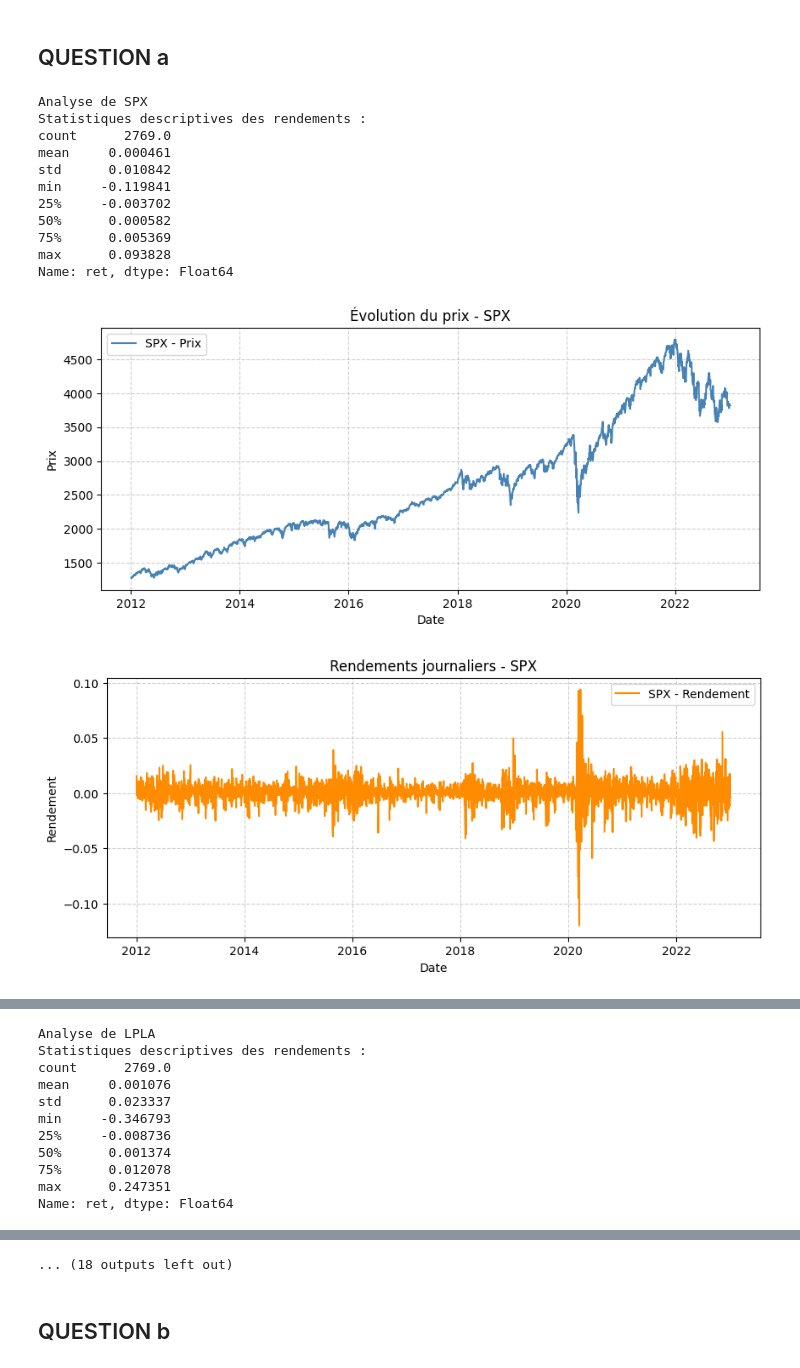
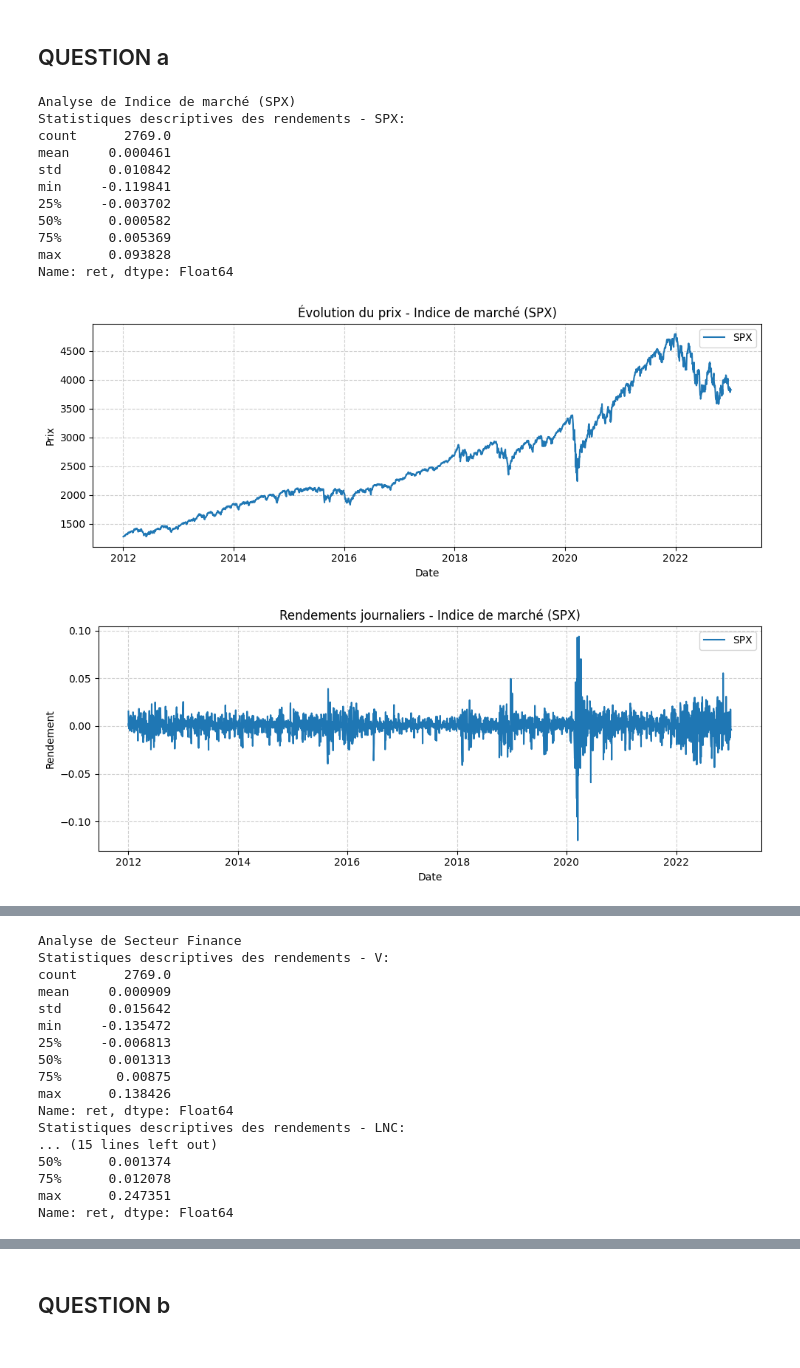
Before and after one commit to VincentD1209/TP1-ECONO, a Jupyter notebook: TP1 Q2.ipynb, the cells around one changed output, grey strips where cells are left out. Drawn from its saved outputs; the diff is of its cells as text; code cells hidden in the pictures.

```diff
--- a/TP1 Q2.ipynb
+++ b/TP1 Q2.ipynb
@@ -10,7 +10,7 @@ import wrds
 from scipy.stats import norm
 # %%
 # Connexion à la base de données WRDS
-db = wrds.Connection(wrds_username='vince1209')
+db = wrds.Connection(wrds_username='lilas_bertot')
 
 # Changer le nom après wrds_username pour te connecter,
 # entrer le nom d'utilisateur puis ton mot de passe dans la barre du haut,
@@ -200,53 +199,75 @@ titles_to_analyze = {
                                (stock_data_filtered['date'] >= start_date) &
                                (stock_data_filtered['date'] <= end_date)]
 }
+
+market_index = {'SPX': titles_to_analyze['SPX']}
+tech_sector = {
+    'VRSN': titles_to_analyze['VRSN'],
+    'LRCX': titles_to_analyze['LRCX'],
+    'LOGI': titles_to_analyze['LOGI']
+}
+energy_sector = {
+    'VLO': titles_to_analyze['VLO'],
+    'LYB': titles_to_analyze['LYB'],
+    'DVN': titles_to_analyze['DVN']
+}
+finance_sector = {
+    'V': titles_to_analyze['V'],
+    'LNC': titles_to_analyze['LNC'],
+    'LPLA': titles_to_analyze['LPLA']
+}
 # %% [markdown]
 ## QUESTION a
 # %%
-def analyze_title(name, df):
-    print(f"Analyse de {name}")
-
-    # données triées par date
-    df = df.sort_values('date')
+def analyze_sector(sector_name, sector_dict):
+    print(f"Analyse de {sector_name}")
 
     # Statistiques descriptives
-    print("Statistiques descriptives des rendements :")
-    print(df['ret'].describe())
+    for ticker, df in sector_dict.items():
+        print(f"Statistiques descriptives des rendements - {ticker}:")
+        print(df['ret'].describe())
 
     # Série chronologique prix
     plt.figure(figsize=(10, 4))
-    plt.plot(df['date'], df['prc'], label=f'{name} - Prix', color='steelblue')
-    plt.title(f"Évolution du prix - {name}")
+    for ticker, df in sector_dict.items():
+        df_sorted = df.sort_values('date')
+        plt.plot(df_sorted['date'], df_sorted['prc'], label=ticker)
+    plt.title(f"Évolution du prix - {sector_name}")
     plt.xlabel('Date')
     plt.ylabel('Prix')
     plt.grid(True, linestyle='--', alpha=0.6)
     plt.legend()
+    plt.tight_layout()
     plt.show()
 
     # Rendements
     plt.figure(figsize=(10, 4))
-    plt.plot(df['date'], df['ret'], label=f'{name} - Rendement', color='darkorange')
-    plt.title(f"Rendements journaliers - {name}")
+    for ticker, df in sector_dict.items():
+        df_sorted = df.sort_values('date')
+        plt.plot(df_sorted['date'], df_sorted['ret'], label=ticker)
+    plt.title(f"Rendements journaliers - {sector_name}")
     plt.xlabel('Date')
     plt.ylabel('Rendement')
     plt.grid(True, linestyle='--', alpha=0.6)
     plt.legend()
+    plt.tight_layout()
     plt.show()
 
-# analyse complète pour chaque titre
-for name, df in titles_to_analyze.items():
-    analyze_title(name, df)
+analyze_sector("Indice de marché (SPX)", market_index)
+analyze_sector("Secteur Technologie", tech_sector)
+analyze_sector("Secteur Énergie", energy_sector)
+analyze_sector("Secteur Finance", finance_sector)
 # %% [output]
-Analyse de SPX
-Statistiques descriptives des rendements :
+Analyse de Indice de marché (SPX)
+Statistiques descriptives des rendements - SPX:
 count      2769.0
 mean     0.000461
 std      0.010842
 min     -0.119841
 25%     -0.003702
 50%      0.000582
 75%      0.005369
 max      0.093828
 Name: ret, dtype: Float64
-[figure, old version]
+[figure, new version]
-[figure, old version]
+[figure, new version]
@@ -279,10 +312,16 @@ Name: ret, dtype: Float64
-Analyse de LPLA
-Statistiques descriptives des rendements :
+Analyse de Secteur Finance
+Statistiques descriptives des rendements - V:
 count      2769.0
-mean     0.001076
-std      0.023337
-min     -0.346793
-25%     -0.008736
+mean     0.000909
+std      0.015642
+min     -0.135472
+25%     -0.006813
+50%      0.001313
+75%       0.00875
+max      0.138426
+Name: ret, dtype: Float64
+Statistiques descriptives des rendements - LNC:
+... (15 lines left out)
 50%      0.001374
 75%      0.012078
 max      0.247351
@@ -292,4 +331,3 @@ Name: ret, dtype: Float64
-... (18 outputs left out)
 # %% [markdown]
 ## QUESTION b
 # %%
```
Also changed, not shown: parts of 10 cells of this notebook.
